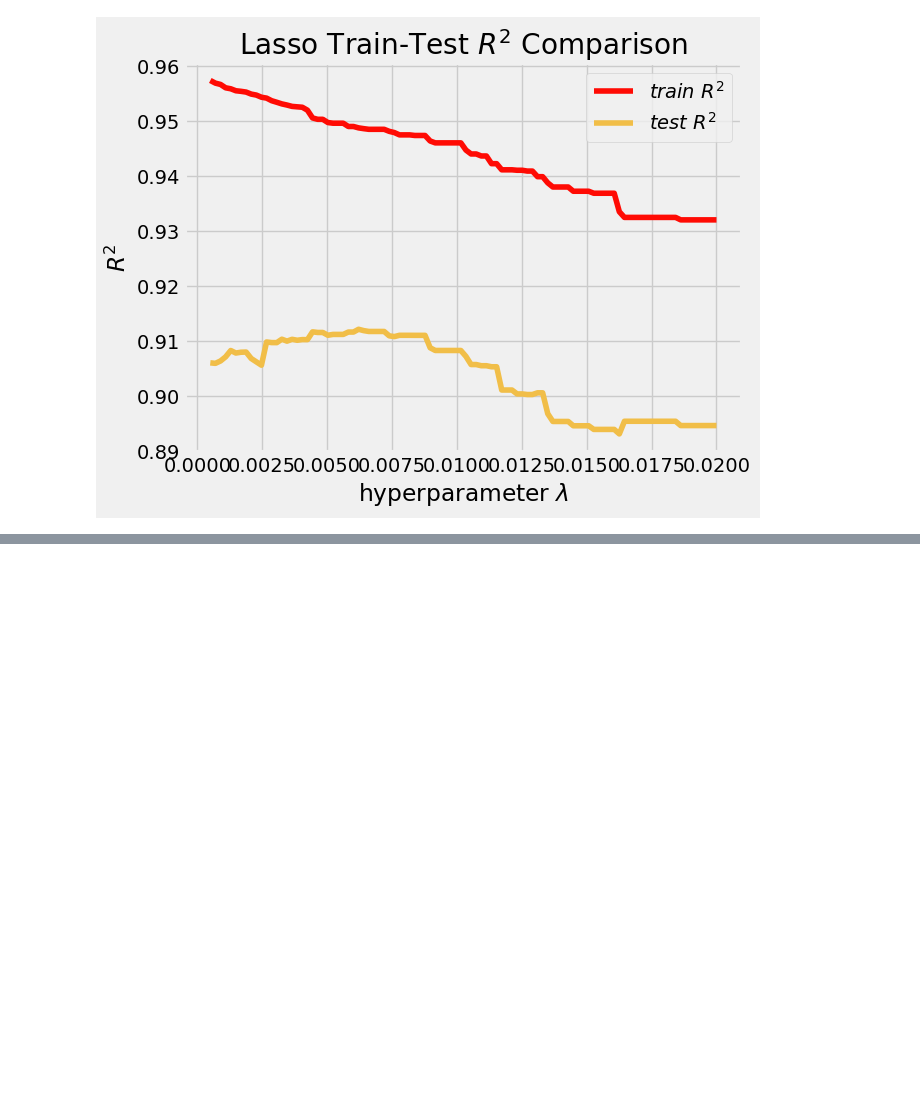
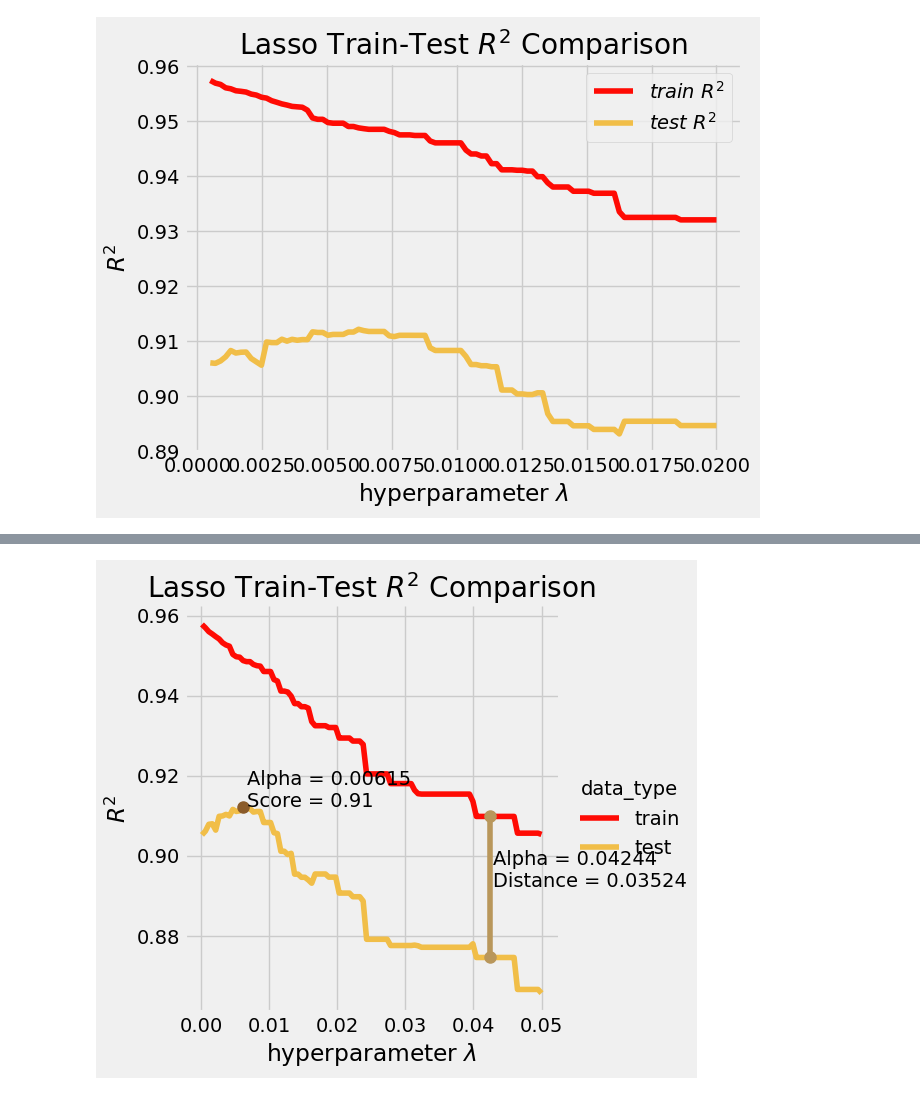
Before and after one commit to nikita-agrawal/Ames-Housing-Analysis, a Jupyter notebook: Hayden/lasso_test.ipynb, the cells around one changed output, grey strips where cells are left out. Saved outputs shown, nothing was run; the diff lists cells and outputs as text; code cells hidden in the pictures; blank space fills up the shorter version.

```diff
--- a/Hayden/lasso_test.ipynb
+++ b/Hayden/lasso_test.ipynb
@@ -394,0 +461,9 @@ feats_005
+# %%
+tlasso_graph(0.0001, 0.05, 100,
+            train,
+           test,
+           'SalePrice',
+           cat_feats,
+           drop_cols = ['SalePrice', 'TotalBsmtSF'])
+# %% [output]
+[figure, added]
```
Also changed, not shown: parts of 33 cells of this notebook.
